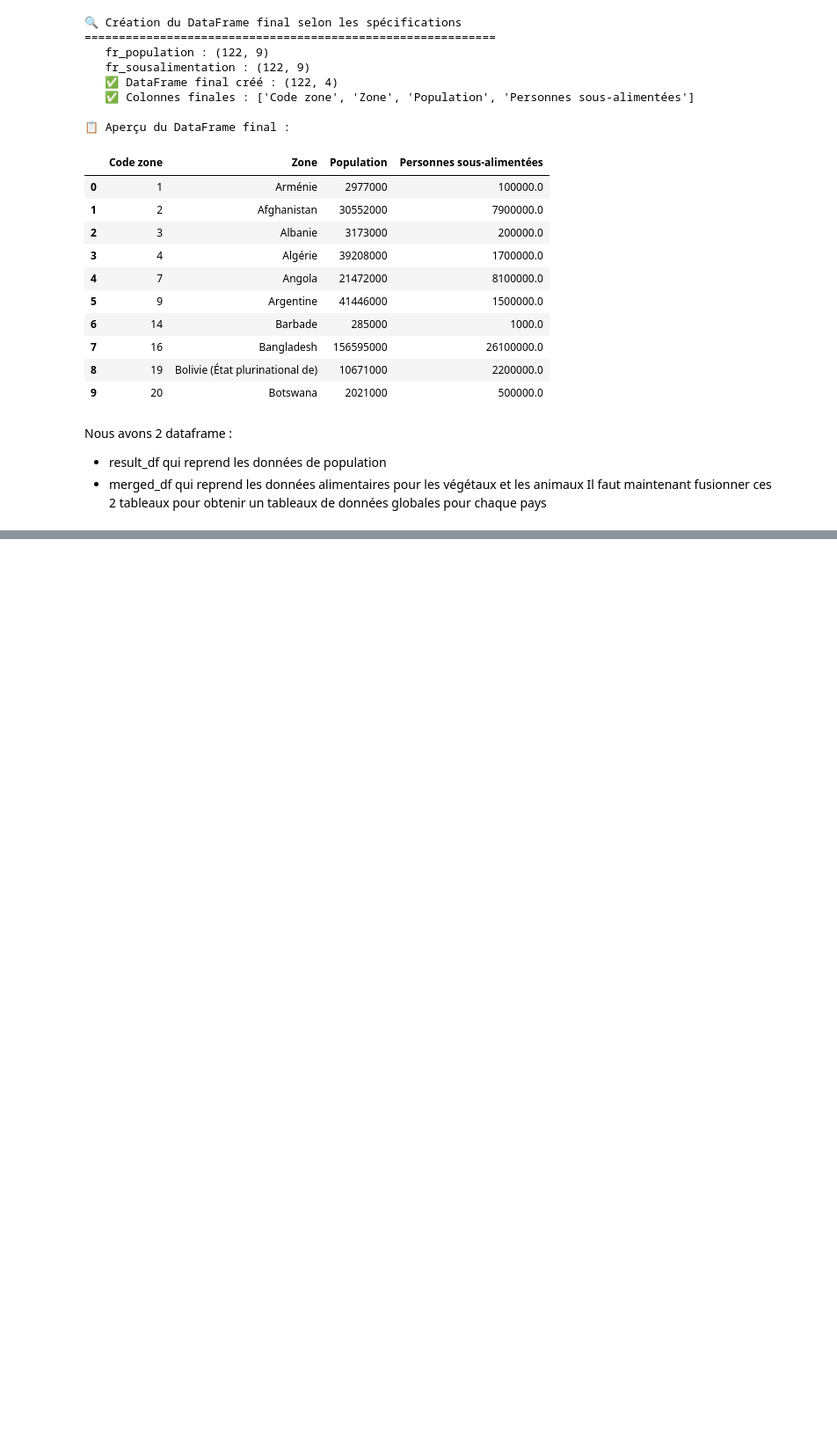
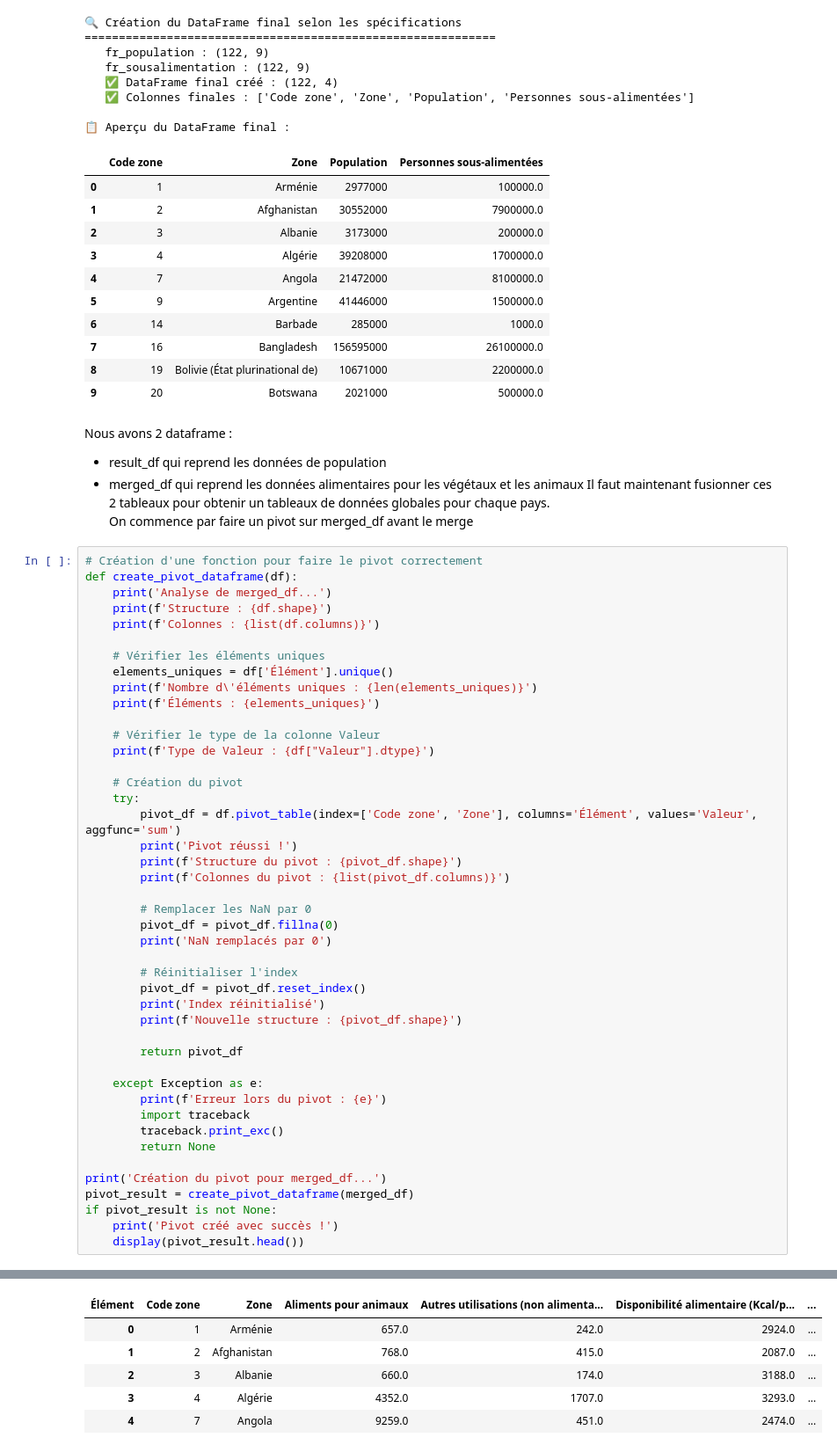
Before and after one commit to SIMPLON-DIST-Data-Analyst-211541/FAO_Analysis_Johan, a Jupyter notebook: src/notebook.ipynb, the cells around one changed output, grey strips where cells are left out. Shown at 88% size. Cells and saved outputs as stored; diff of their text form; blank space fills up the shorter version.

```diff
--- a/src/notebook.ipynb
+++ b/src/notebook.ipynb
@@ -1906,4 +1907,50 @@ display(result_df.head(10))
 Nous avons 2 dataframe :
 - result_df qui reprend les données de population
 - merged_df qui reprend les données alimentaires pour les végétaux et les animaux
-Il faut maintenant fusionner ces 2 tableaux pour obtenir un tableaux de données globales pour chaque pays
+Il faut maintenant fusionner ces 2 tableaux pour obtenir un tableaux de données globales pour chaque pays.
+On commence par faire un pivot sur merged_df avant le merge
+# %%
+# Création d'une fonction pour faire le pivot correctement
+def create_pivot_dataframe(df):
+    print('Analyse de merged_df...')
+    print(f'Structure : {df.shape}')
+    print(f'Colonnes : {list(df.columns)}')
+
+    # Vérifier les éléments uniques
+    elements_uniques = df['Élément'].unique()
+    print(f'Nombre d\'éléments uniques : {len(elements_uniques)}')
+    print(f'Éléments : {elements_uniques}')
+
+    # Vérifier le type de la colonne Valeur
+    print(f'Type de Valeur : {df["Valeur"].dtype}')
+
+    # Création du pivot
+    try:
+        pivot_df = df.pivot_table(index=['Code zone', 'Zone'], columns='Élément', values='Valeur', aggfunc='sum')
+        print('Pivot réussi !')
+        print(f'Structure du pivot : {pivot_df.shape}')
+        print(f'Colonnes du pivot : {list(pivot_df.columns)}')
+
+        # Remplacer les NaN par 0
+        pivot_df = pivot_df.fillna(0)
+        print('NaN remplacés par 0')
+
+        # Réinitialiser l'index
+        pivot_df = pivot_df.reset_index()
+        print('Index réinitialisé')
+        print(f'Nouvelle structure : {pivot_df.shape}')
+
+        return pivot_df
+
+    except Exception as e:
+        print(f'Erreur lors du pivot : {e}')
+        import traceback
+        traceback.print_exc()
+        return None
+
+print('Création du pivot pour merged_df...')
+pivot_result = create_pivot_dataframe(merged_df)
+if pivot_result is not None:
+    print('Pivot créé avec succès !')
+    display(pivot_result.head())
+# %% [output]
@@ -1909,0 +1974,6 @@ Il faut maintenant fusionner ces 2 tableaux pour obtenir un tableaux de données
+| Élément | Code zone | Zone | Aliments pour animaux | Autres utilisations (non alimenta... | Disponibilité alimentaire (Kcal/p... | ... |
+| 0 | 1 | Arménie | 657.0 | 242.0 | 2924.0 | ... |
+| 1 | 2 | Afghanistan | 768.0 | 415.0 | 2087.0 | ... |
+| 2 | 3 | Albanie | 660.0 | 174.0 | 3188.0 | ... |
+| 3 | 4 | Algérie | 4352.0 | 1707.0 | 3293.0 | ... |
+| 4 | 7 | Angola | 9259.0 | 451.0 | 2474.0 | ... |
```
Also changed, not shown: parts of 7 cells of this notebook.
